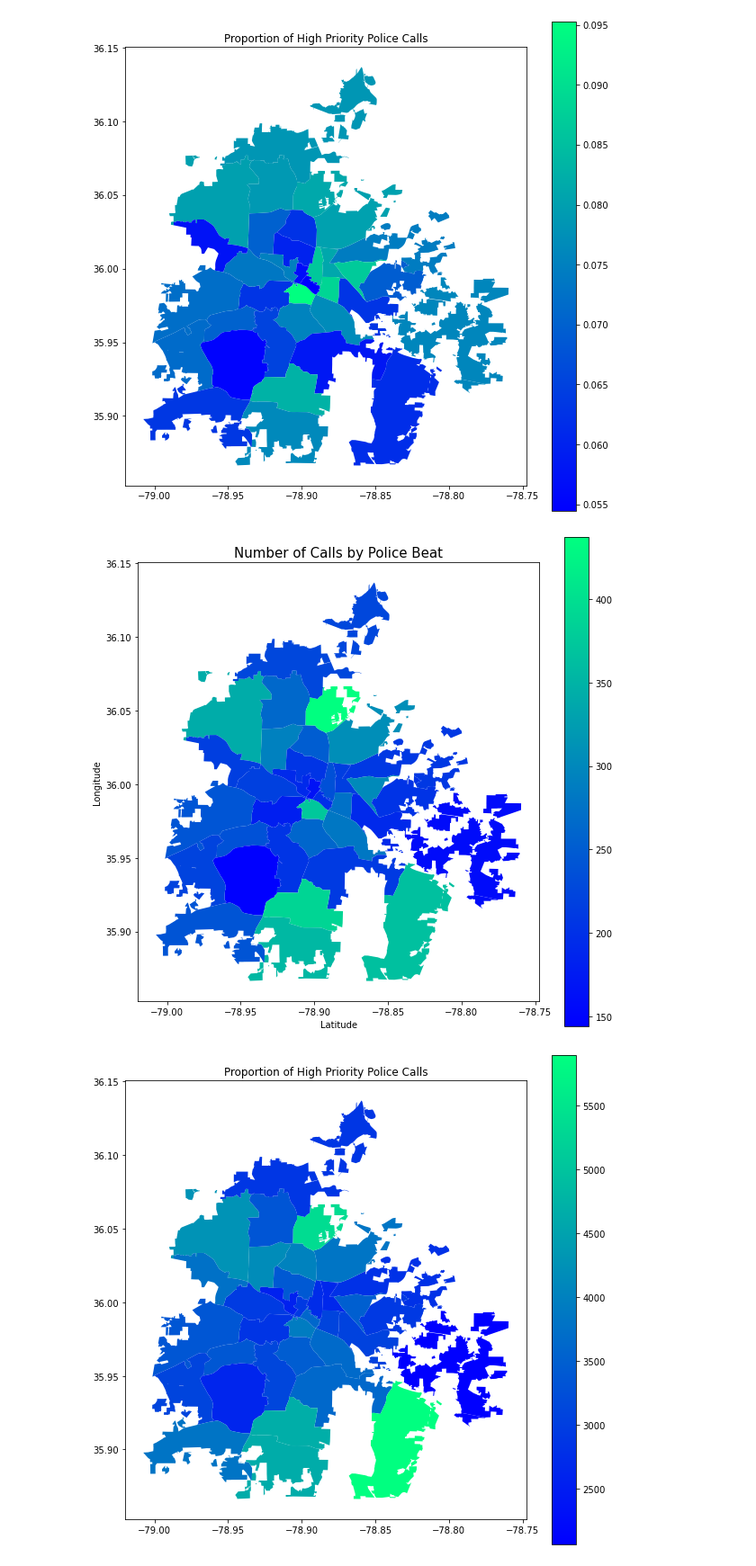
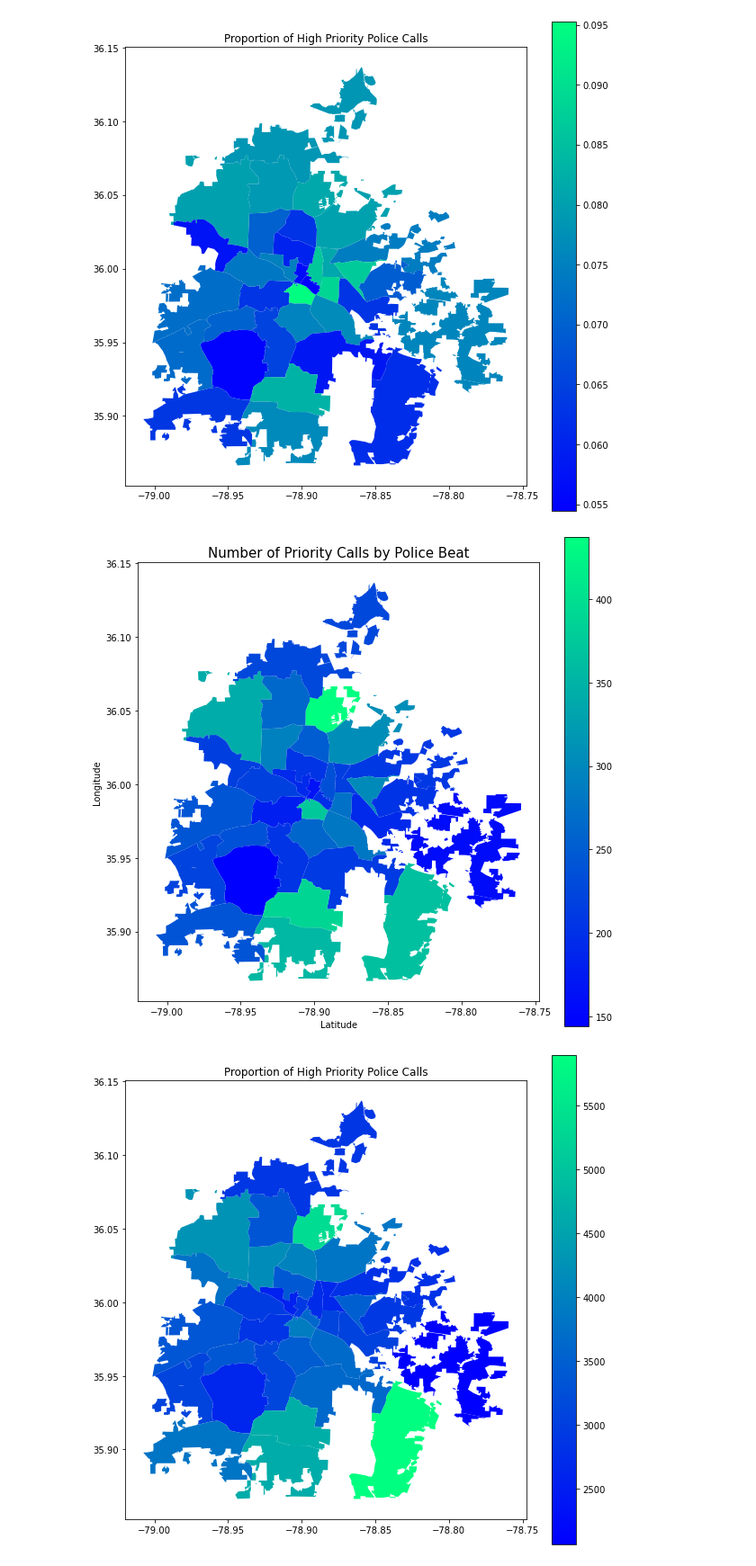
Before and after one commit to sadiesheridan/dataplus-project27-community-safety-durham, a Jupyter notebook: 10_code/prioritycalls_analysis.ipynb, the cells around one changed output. Shown at 90% size. Cells and saved outputs as stored; diff of their text form; code cells hidden in the pictures.

Commit message:
made cool graphers

```diff
--- a/10_code/prioritycalls_analysis.ipynb
+++ b/10_code/prioritycalls_analysis.ipynb
@@ -98,7 +98,7 @@ onlypcalls
 # %%
 combcalls = pd.merge(allcalls, onlypcalls, on ='Beat')
 combcalls['propofpcalls']= combcalls['pcalls_count'] / combcalls['calls_count']
-combcalls.sort_values(by='propofpcalls', inplace=True, ascending=False)
+combcalls.sort_values(by='pcalls_count', inplace=True, ascending=False)
 combcalls.head()
 # %% [output]
 |  | Beat | calls_count | pcalls_count | propofpcalls |
@@ -155,17 +155,17 @@ plt.show()
 # %%
 #Plot chloropleth map with merged data
 fig, ax = plt.subplots(figsize = (10,10))
 policebeatswithcalls.plot(column='pcalls_count',
                                 legend=True,
                                 cmap="winter", ax=ax, aspect=1);
 
 # ax.set(title='Number of Calls by Police Beat')
-plt.title("Number of Calls by Police Beat", fontsize = 15)
+plt.title("Number of Priority Calls by Police Beat", fontsize = 15)
 plt.xlabel("Latitude")
 plt.ylabel("Longitude")
 plt.show()
 # %% [output]
-[figure, old version]
+[figure, new version]
 # %%
 #Plot chloropleth map with merged data
 fig, ax = plt.subplots(figsize = (10,10))
```
Also changed, not shown: parts of 1 cell of this notebook, 2 other files.
